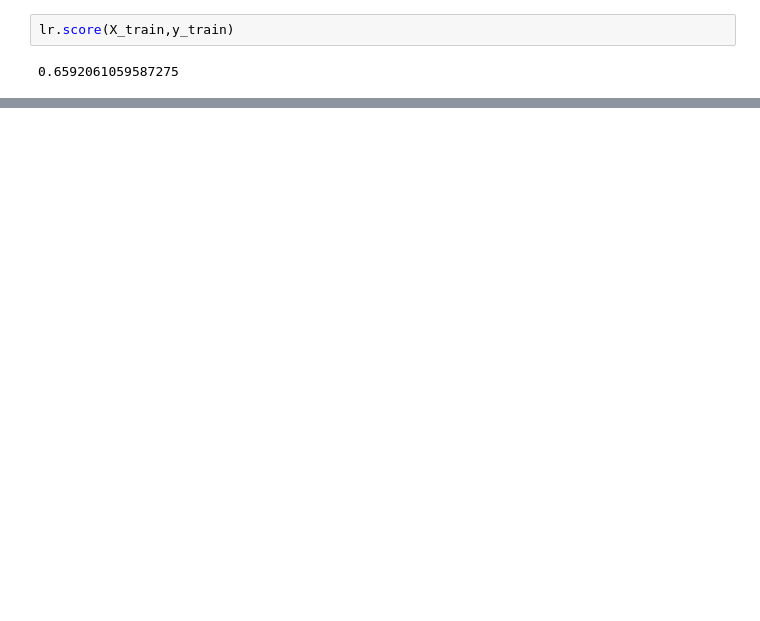
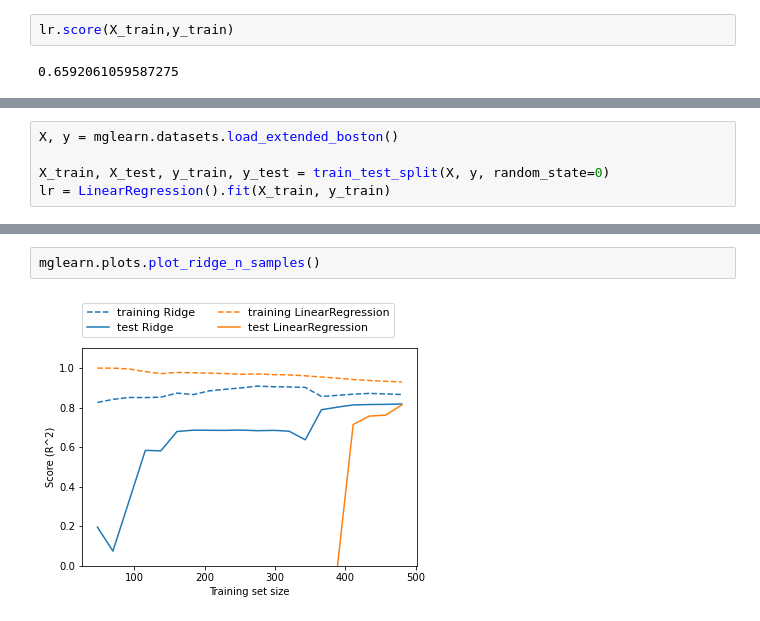
Before and after one commit to Yuzuki-sh/introduction_to_ml_with_python, a Jupyter notebook: ch02/some.ipynb, the cells around one changed output, grey strips where cells are left out. Saved outputs shown, nothing was run; the diff lists cells and outputs as text; blank space fills up the shorter version.

```diff
--- a/ch02/some.ipynb
+++ b/ch02/some.ipynb
@@ -150,0 +197,5 @@ AttributeError: module 'mglearn.plots' has no attribute 'plot_linear_regression_
+# %%
+X, y = mglearn.datasets.load_extended_boston()
+
+X_train, X_test, y_train, y_test = train_test_split(X, y, random_state=0)
+lr = LinearRegression().fit(X_train, y_train)
@@ -150,0 +247,4 @@ AttributeError: module 'mglearn.plots' has no attribute 'plot_linear_regression_
+# %%
+mglearn.plots.plot_ridge_n_samples()
+# %% [output]
+[figure, added]
```
Also changed, not shown: parts of 17 cells of this notebook.
